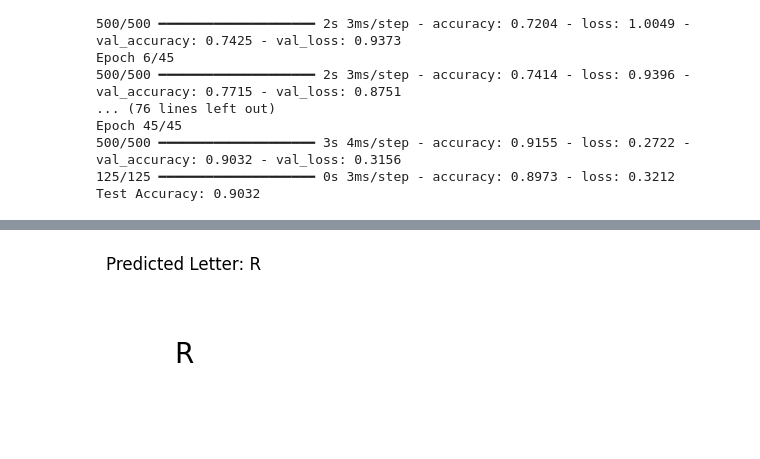
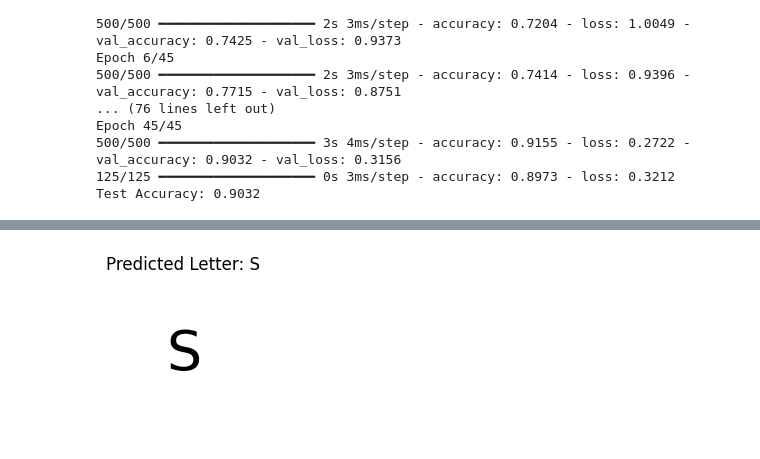
Before and after one commit to Imran-co/Imran, a Jupyter notebook: Project_Test_with_Output_using_ann.ipynb, the cells around one changed output, grey strips where cells are left out. Cells and saved outputs as stored; diff of their text form; code cells hidden in the pictures.

```diff
--- a/Project_Test_with_Output_using_ann.ipynb
+++ b/Project_Test_with_Output_using_ann.ipynb
@@ -774,11 +774,11 @@ def predict_image(index):
     predicted_letter = label_encoder.inverse_transform([prediction])[0]  # Convert back to letter
 
     plt.figure(figsize=(2, 2))
-    plt.text(0.5, 0.5, predicted_letter, fontsize=20, ha='center', va='center')
+    plt.text(0.5, 0.5, predicted_letter, fontsize=40, ha='center', va='center')
     plt.title(f"Predicted Letter: {predicted_letter}")
     plt.axis('off')
     plt.show()
 
 # Test with a random sample
-predict_image(629)
+predict_image(625)
 # %% [output]
@@ -786 +786 @@ predict_image(629)
-[figure, old version]
+[figure, new version]
```
Also changed, not shown: parts of 2 cells of this notebook.
